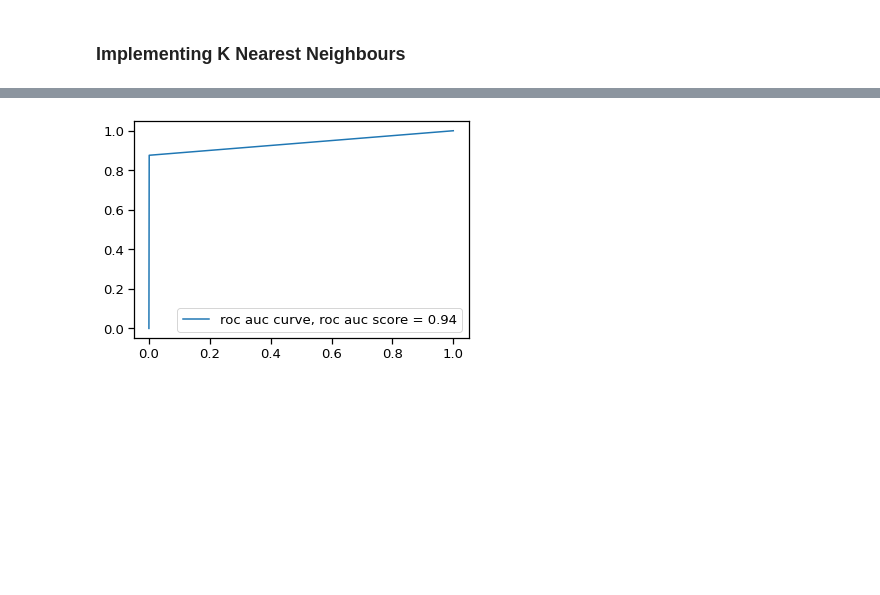
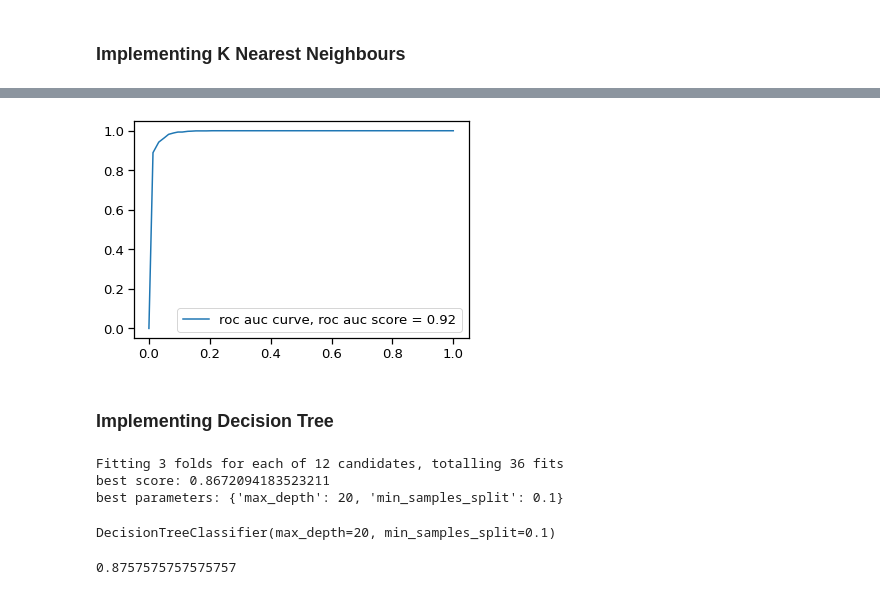
Before and after one commit to Selva-Subramanian/Company-bankruptcy-prediction, a Jupyter notebook: COMPANY_BANKRUPTCY_PREDICTION.ipynb, the cells around one changed output, grey strips where cells are left out. Saved outputs shown, nothing was run; the diff lists cells and outputs as text; code cells hidden in the pictures; blank space fills up the shorter version.

```diff
--- a/COMPANY_BANKRUPTCY_PREDICTION.ipynb
+++ b/COMPANY_BANKRUPTCY_PREDICTION.ipynb
@@ -532,0 +539,5 @@ knn.score(X_test, y_test)
+# %%
+# making predictions
+y_pred = knn.predict(X_test)
+y_pred_proba = knn.predict_proba(X_test)[:,-1]
+accuracy_score(y_test, y_pred)
@@ -557,9 +567,11 @@ ax.yaxis.set_ticklabels(labels)
 # %%
 # ploting roc area under curve
-fpr, tpr, _ = roc_curve(y_pred, y_test)
-auc = roc_auc_score(y_pred, y_test)
+fpr, tpr, _ = roc_curve(y_test, y_pred_proba)
+auc = roc_auc_score(y_test, y_pred)
 plt.plot(fpr,tpr, label = f"roc auc curve, roc auc score = {auc.round(2)}")
 plt.legend(loc='lower right')
 plt.show()
 # %% [output]
-[figure, old version]
+[figure, new version]
+# %% [markdown]
+### **Implementing Decision Tree**
@@ -565,0 +581,10 @@ plt.show()
+# %%
+# evaluation with gridsearch cv
+grid_cv = GridSearchCV(DecisionTreeClassifier(), parameter_grid, scoring = 'accuracy', n_jobs = -1, verbose = 3, cv = 3)
+grid_cv.fit(X_train, y_train)
+print(f'best score: {grid_cv.best_score_}')
+print(f'best parameters: {grid_cv.best_params_}')
+# %% [output]
+Fitting 3 folds for each of 12 candidates, totalling 36 fits
+best score: 0.8672094183523211
+best parameters: {'max_depth': 20, 'min_samples_split': 0.1}
@@ -565,0 +593,4 @@ plt.show()
+# %%
+dtc.fit(X_train, y_train)
+# %% [output]
+DecisionTreeClassifier(max_depth=20, min_samples_split=0.1)
@@ -565,0 +600,4 @@ plt.show()
+# %%
+accuracy_score(y_pred, y_test)
+# %% [output]
+0.8757575757575757
```
Also changed, not shown: parts of 45 cells of this notebook.
